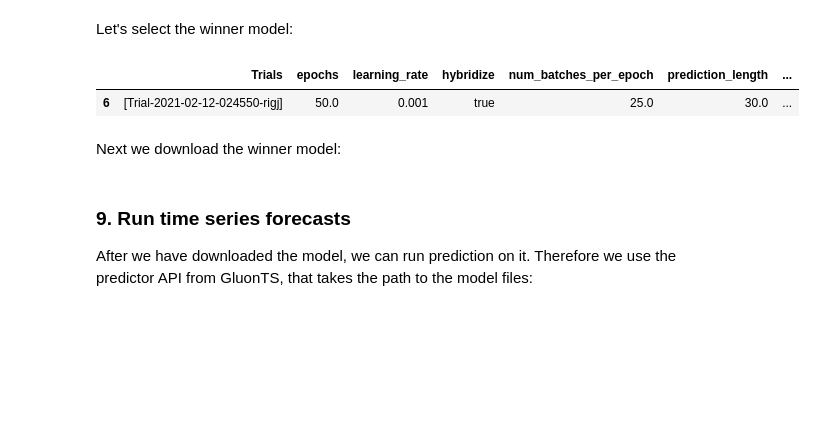
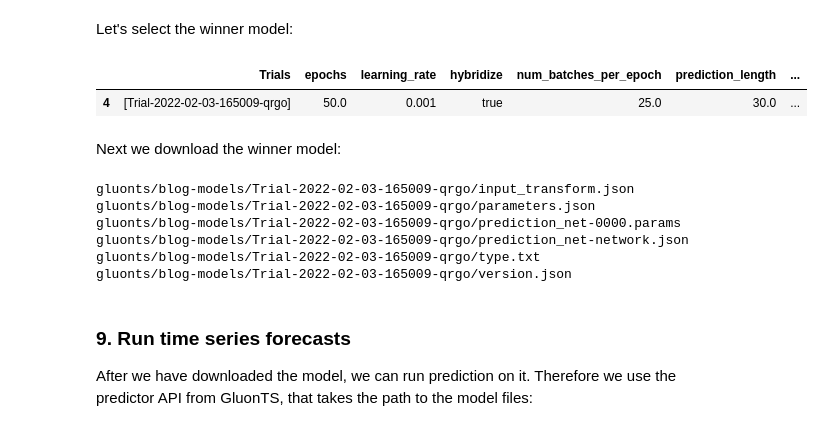
Before and after one commit to aws-samples/amazon-sagemaker-gluonts-timeseriesforecasting-with-debuggerandexperiments, a Jupyter notebook: Amazon Sagemaker GluonTS time series forecasting.ipynb, the cells around one changed output. Saved outputs shown, nothing was run; the diff lists cells and outputs as text; code cells hidden in the pictures; blank space fills up the shorter version.

```diff
--- a/Amazon Sagemaker GluonTS time series forecasting.ipynb
+++ b/Amazon Sagemaker GluonTS time series forecasting.ipynb
@@ -364,10 +448,13 @@ mape_min
 Let's select the winner model:
 # %%
 df_winner = new_df[new_df['scalar/MAPE_GLOBAL - Min'] == mape_min]
-if len(df_winner)!=1: #the df_winner should only content 1 model    df_winner=df_winner.head(1)df_winner
+if len(df_winner)!=1: #the df_winner should only content 1 model
+    df_winner=df_winner.head(1)
+
+df_winner
 # %% [output]
 |  | Trials | epochs | learning_rate | hybridize | num_batches_per_epoch | prediction_length | ... |
-| 6 | [Trial-2021-02-12-024550-rigj] | 50.0 | 0.001 | true | 25.0 | 30.0 | ... |
+| 4 | [Trial-2022-02-03-165009-qrgo] | 50.0 | 0.001 | true | 25.0 | 30.0 | ... |
 # %% [markdown]
 Next we download the winner model:
 # %%
@@ -387,6 +474,13 @@ def downloadDirectoryFroms3(bucket, windir):
 
 
 downloadDirectoryFroms3(bucket, windir)
+# %% [output]
+gluonts/blog-models/Trial-2022-02-03-165009-qrgo/input_transform.json
+gluonts/blog-models/Trial-2022-02-03-165009-qrgo/parameters.json
+gluonts/blog-models/Trial-2022-02-03-165009-qrgo/prediction_net-0000.params
+gluonts/blog-models/Trial-2022-02-03-165009-qrgo/prediction_net-network.json
+gluonts/blog-models/Trial-2022-02-03-165009-qrgo/type.txt
+gluonts/blog-models/Trial-2022-02-03-165009-qrgo/version.json
 # %% [markdown]
 ### 9. Run time series forecasts   <a name=section9></a>
 After we have downloaded the model, we can run prediction on it. Therefore we use the predictor API from GluonTS, that takes the path to the model files:
```
Also changed, not shown: parts of 17 cells of this notebook.
